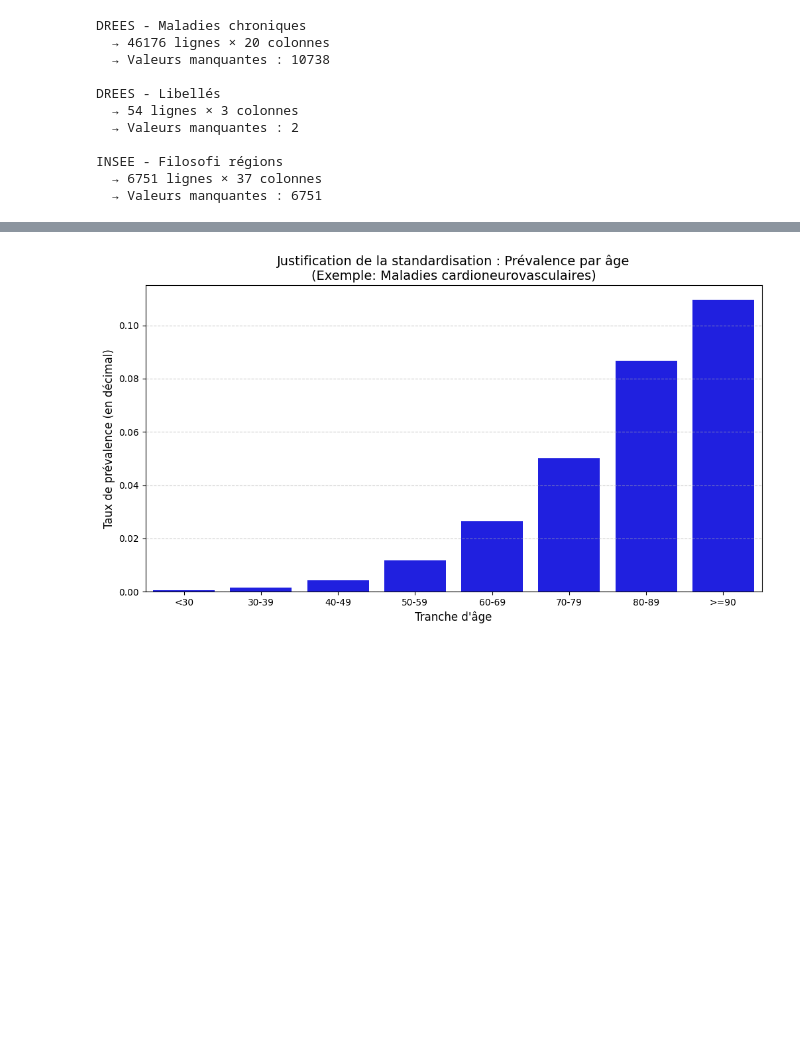
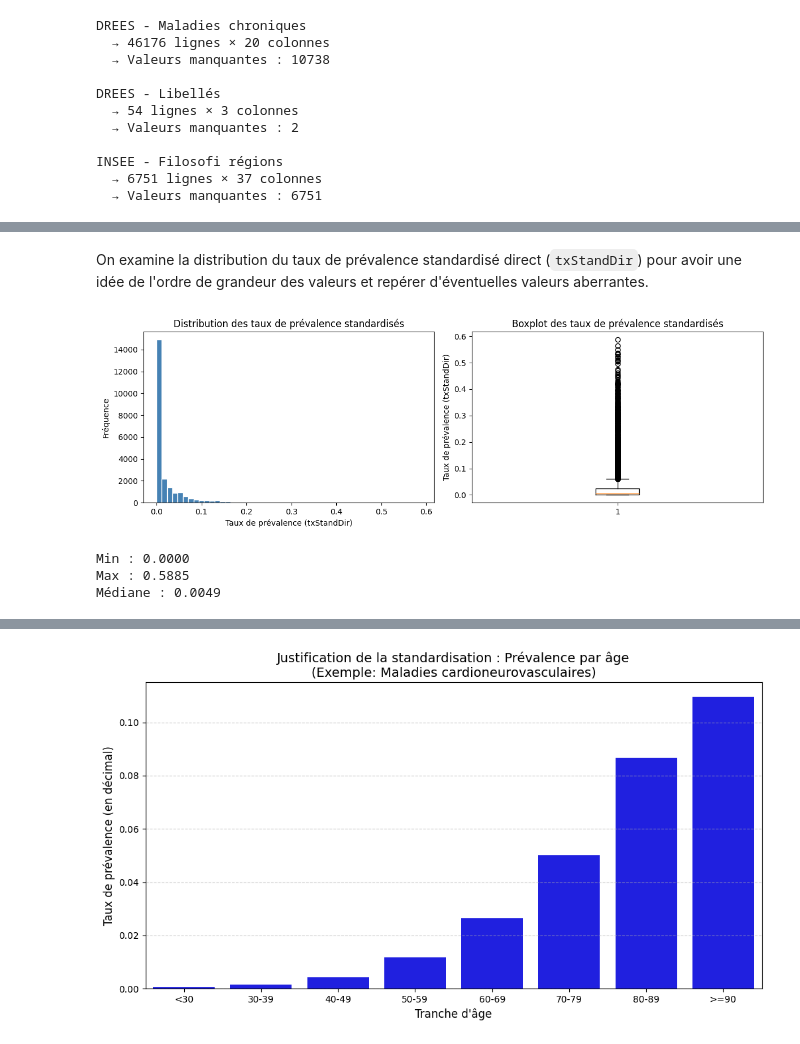
Before and after one commit to clemence-pinsard/projet_python_pour_datascience, a Jupyter notebook: projet.ipynb, the cells around one changed output, grey strips where cells are left out. Saved outputs shown, nothing was run; the diff lists cells and outputs as text; code cells hidden in the pictures; blank space fills up the shorter version.

```diff
--- a/projet.ipynb
+++ b/projet.ipynb
@@ -206,0 +426,29 @@ INSEE - Filosofi régions
+# %% [markdown]
+On examine la distribution du taux de prévalence standardisé direct (`txStandDir`) pour avoir une idée de l'ordre de grandeur des valeurs et repérer d'éventuelles valeurs aberrantes.
+# %%
+prevalences = df[df['type'] == 'prevalence']['txStandDir'].dropna()
+
+fig, axes = plt.subplots(1, 2, figsize=(12, 4))
+
+# Histogramme
+axes[0].hist(prevalences, bins=50, color='steelblue', edgecolor='white')
+axes[0].set_title("Distribution des taux de prévalence standardisés")
+axes[0].set_xlabel("Taux de prévalence (txStandDir)")
+axes[0].set_ylabel("Fréquence")
+
+# Boxplot
+axes[1].boxplot(prevalences, vert=True)
+axes[1].set_title("Boxplot des taux de prévalence standardisés")
+axes[1].set_ylabel("Taux de prévalence (txStandDir)")
+
+plt.tight_layout()
+plt.show()
+
+print(f"\nMin : {prevalences.min():.4f}")
+print(f"Max : {prevalences.max():.4f}")
+print(f"Médiane : {prevalences.median():.4f}")
+# %% [output]
+[figure, added]
+Min : 0.0000
+Max : 0.5885
+Médiane : 0.0049
```
Also changed, not shown: parts of 56 cells of this notebook.
